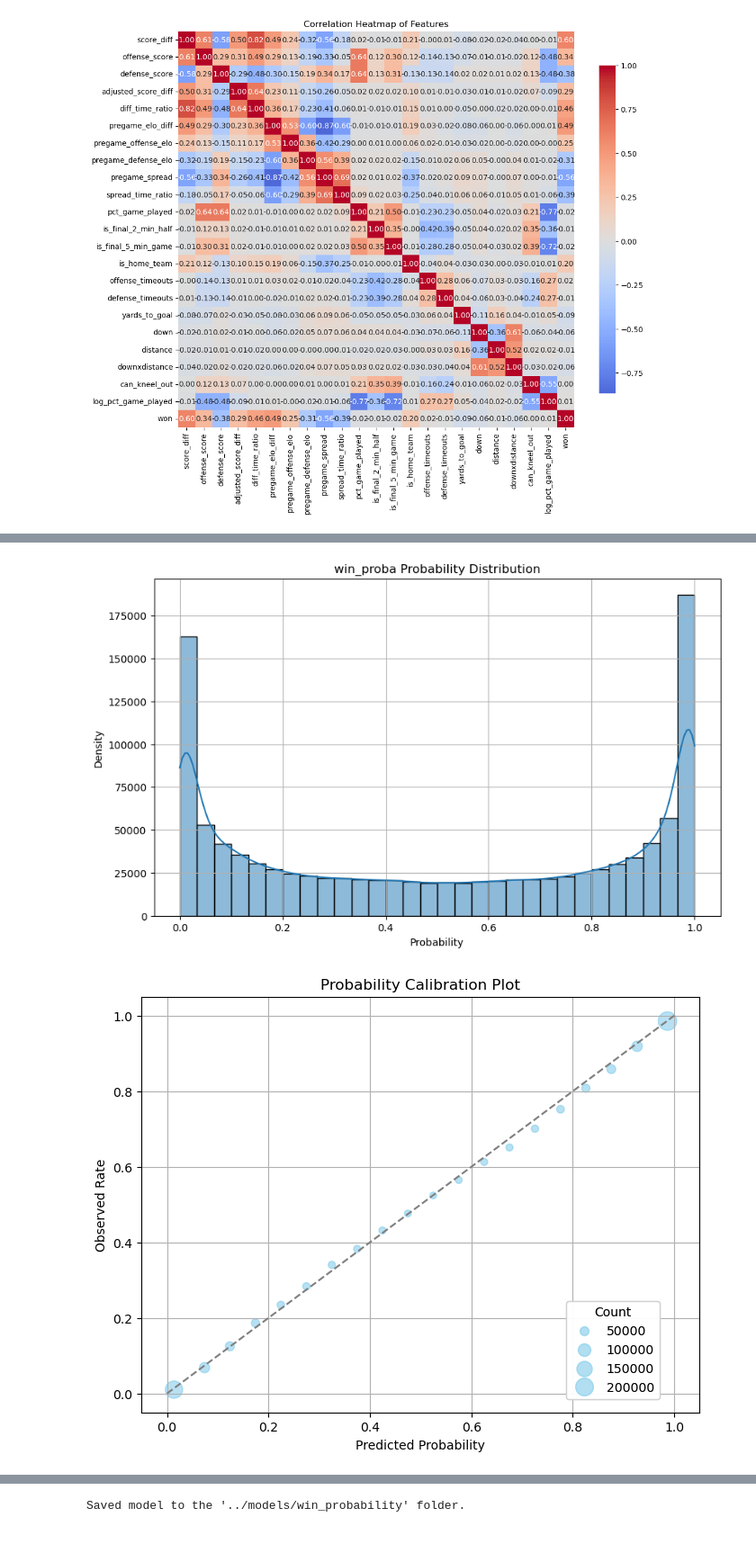
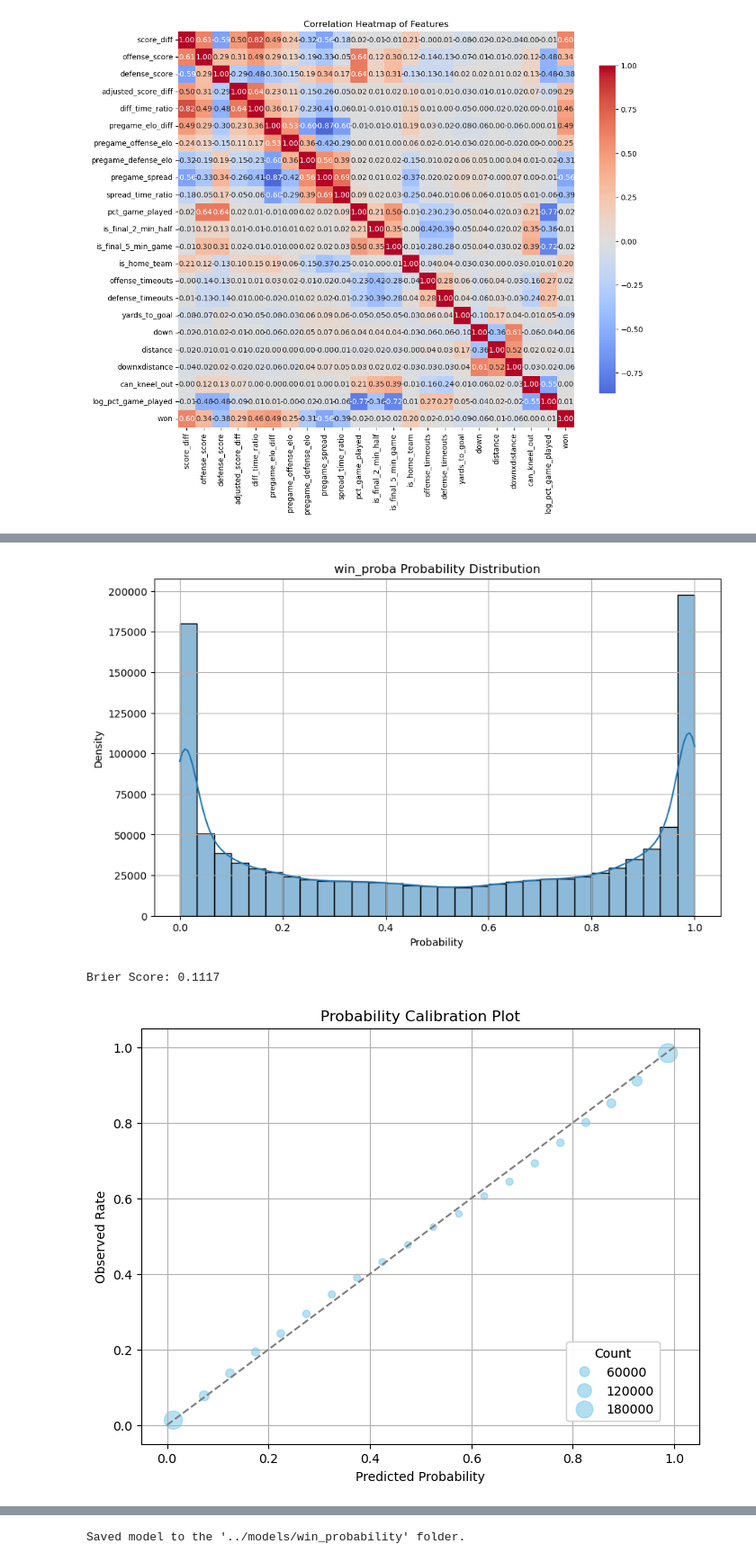
Before and after one commit to lneuendorf/4th-down-models, a Jupyter notebook: notebooks/02_win_probability.ipynb, the cells around one changed output, grey strips where cells are left out. Shown at 90% size. Cells and saved outputs as stored; diff of their text form; code cells hidden in the pictures.

```diff
--- a/notebooks/02_win_probability.ipynb
+++ b/notebooks/02_win_probability.ipynb
@@ -389,7 +389,6 @@ df = (
     .query('1 <= period <= 4') # valid period, no and overtime
     .query('0 <= yards_to_goal <= 100') # valid yards to goal
     .query('0 <= distance <= 40') # valid distance within reasonable range
-    .query('distance <= yards_to_goal') # distance should be less than yards to goal
     .query('~play_text.isin(@drop_plays)') # drop plays with no play text')
     .assign(
         defense_timeouts = lambda x: np.minimum(np.maximum(x.defense_timeouts, 0), 3),
@@ -446,7 +445,8 @@ df = (
         pregame_defense_elo = np.where(df['offense'] == df['home'], df['away_pregame_elo'], df['home_pregame_elo']),
         offense_division = np.where(df['offense'] == df['home'], df['home_division'], df['away_division']),
         defense_division = np.where(df['offense'] == df['home'], df['away_division'], df['home_division']),
-        score_diff_final = np.where(df['offense'] == df['home'], df['home_points'] - df['away_points'], df['away_points'] - df['home_points'])
+        score_diff_final = np.where(df['offense'] == df['home'], df['home_points'] - df['away_points'], df['away_points'] - df['home_points']),
+        distance = np.where(df['distance'] > df['yards_to_goal'], df['yards_to_goal'], df['distance'])
     )
 
     .assign(
@@ -962,7 +1003,7 @@ def plot_wp(df, col):
     plt.show()
 plot_wp(df, col='win_proba')
 # %% [output]
-[figure, old version]
+[figure, new version]
 # %%
 calibration = pd.DataFrame()
 def plot_calibration(df, proba_col, actual_col, bins=100, scale=0.2):
@@ -974,34 +1015,39 @@ def plot_calibration(df, proba_col, actual_col, bins=100, scale=0.2):
         count=(proba_col, 'size')
     ).reset_index()
 
     plt.figure(figsize=(8, 6))
     scatter = plt.scatter(
         calibration['predicted_proba'],
         calibration['actual_proba'],
         s=calibration['count'] * scale,
         alpha=0.6,
         label='Calibration Curve',
         color='skyblue',
     )
     plt.plot([0, 1], [0, 1], linestyle='--', color='gray', label='Perfect Calibration')
     plt.xlabel('Predicted Probability')
     plt.ylabel('Observed Rate')
     plt.title('Probability Calibration Plot')
     plt.grid()
 
     # Add legend for dot size reference
     handles, labels = scatter.legend_elements(prop="sizes", alpha=0.6, num=4, func=lambda x: x / scale,
                                               color='skyblue')
     labels = [int(re.search(r'\{(\d+)\}', value).group(1)) for value in labels]
     legend = plt.legend(handles, labels, title="Count", loc="center left", bbox_to_anchor=(.75, 0.15))
     plt.gca().add_artist(legend)
 
     plt.show()
 
 df['won'] = np.where(df['score_diff_final'] > 0, 1, 0)
+# print brier score
+from sklearn.metrics import brier_score_loss
+brier_score = brier_score_loss(df['won'], df['win_proba'])
+print(f'Brier Score: {brier_score:.4f}')
 plot_calibration(df, proba_col='win_proba', actual_col='won', bins=20, scale=0.001)
 # %% [output]
+Brier Score: 0.1117
-[figure, old version]
+[figure, new version]
 # %%
 import matplotlib.pyplot as plt
 import pandas as pd
```
Also changed, not shown: parts of 14 cells of this notebook, 7 other files.
